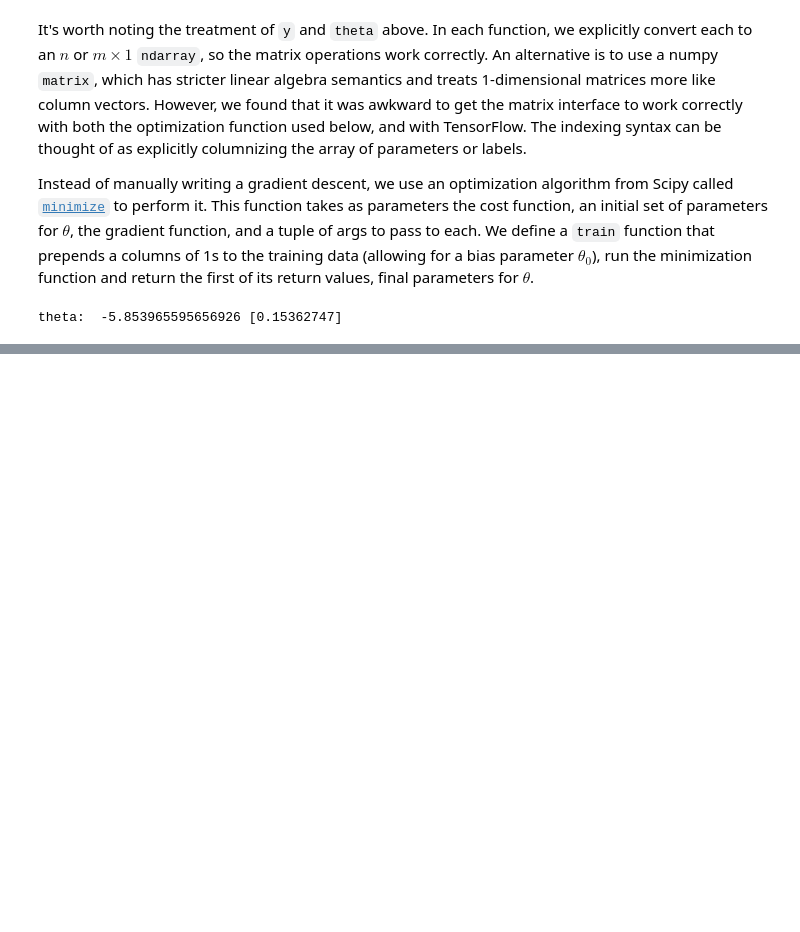
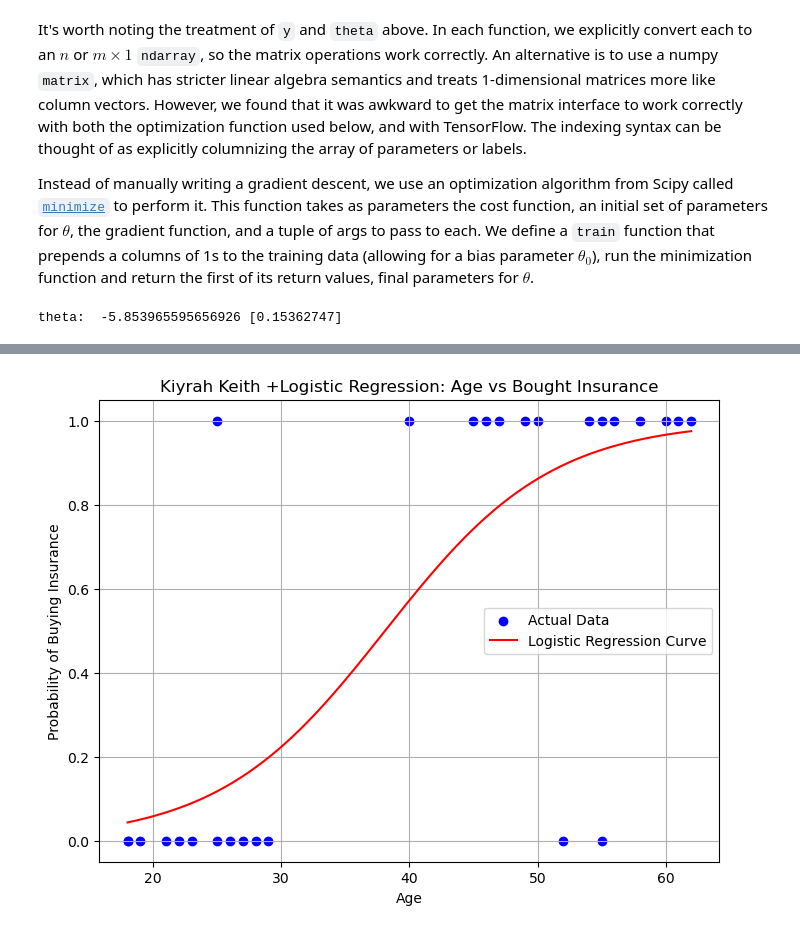
Before and after one commit to KiyrahKeith/CS457_Quiz3.3, a Jupyter notebook: Logistic_regression.ipynb, the cells around one changed output, grey strips where cells are left out. Saved outputs shown, nothing was run; the diff lists cells and outputs as text; code cells hidden in the pictures; blank space fills up the shorter version.

```diff
--- a/Logistic_regression.ipynb
+++ b/Logistic_regression.ipynb
@@ -331,23 +349,25 @@ print("Test Accuracy:", accuracy_test, "%")
 # %%
 # Visualize the logistic regression fit
 plt.figure(figsize=(8, 6))
 
 # Scatter plot of actual data
 plt.scatter(X, y, color='blue', label='Actual Data')
 
 # Logistic regression curve
 age_range = np.linspace(X.min(), X.max(), 300).reshape(-1, 1)
 
 X_range = np.column_stack((np.ones(len(age_range)), age_range)) #
 
 probabilities = sigmoid(X_range.dot(theta_optimized)) #
 
 plt.plot(age_range, probabilities, color='red', label='Logistic Regression Curve')
 
 # Customize the plot
 plt.xlabel('Age')
 plt.ylabel('Probability of Buying Insurance')
-plt.title('<Your name> +Logistic Regression: Age vs Bought Insurance')
+plt.title('Kiyrah Keith +Logistic Regression: Age vs Bought Insurance')
 plt.legend()
 plt.grid()
 plt.show()
+# %% [output]
+[figure, added]
```
Also changed, not shown: parts of 2 cells of this notebook.
